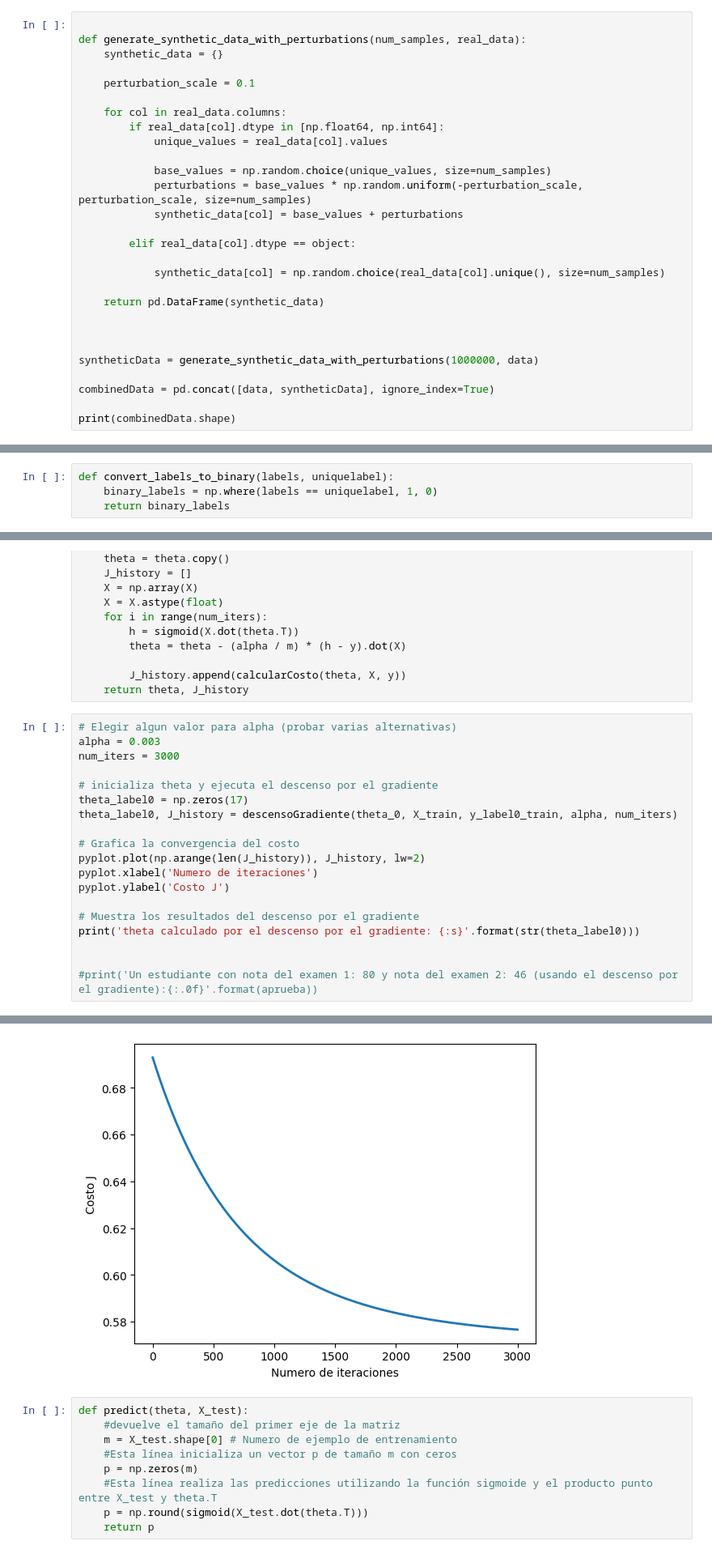
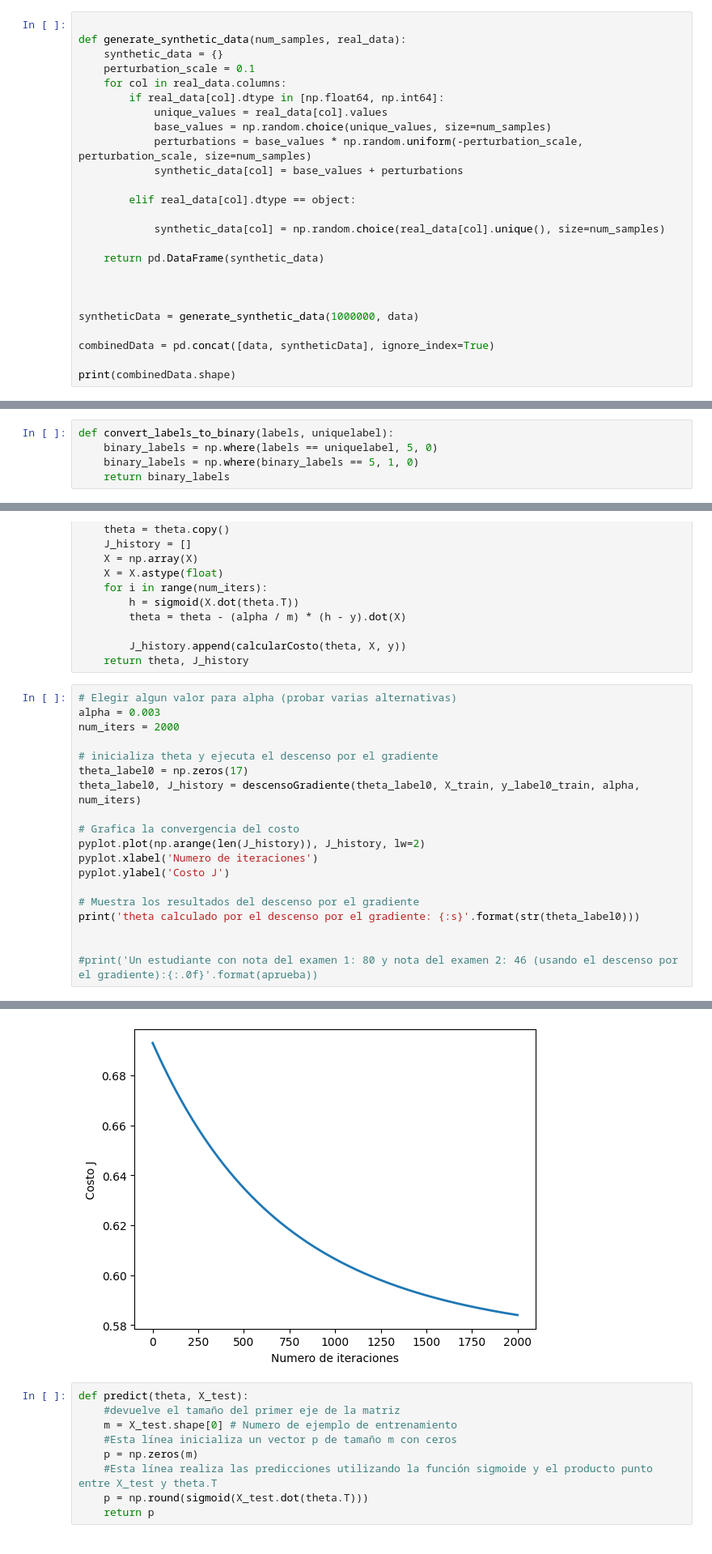
Before and after one commit to diegoOrd123/Examen-Primer-parcial, a Jupyter notebook: Primer_parcial.ipynb, the cells around one changed output, grey strips where cells are left out. Shown: that part at 81% size. Drawn from its saved outputs; the diff is of its cells as text.

```diff
--- a/Primer_parcial.ipynb
+++ b/Primer_parcial.ipynb
@@ -41,15 +40,12 @@ dtypes: float64(6), int64(7), object(1)
 memory usage: 106.8+ MB
 # %%
 
-def generate_synthetic_data_with_perturbations(num_samples, real_data):
+def generate_synthetic_data(num_samples, real_data):
     synthetic_data = {}
-
     perturbation_scale = 0.1
-
     for col in real_data.columns:
         if real_data[col].dtype in [np.float64, np.int64]:
             unique_values = real_data[col].values
-
             base_values = np.random.choice(unique_values, size=num_samples)
             perturbations = base_values * np.random.uniform(-perturbation_scale, perturbation_scale, size=num_samples)
             synthetic_data[col] = base_values + perturbations
@@ -62,7 +58,7 @@ def generate_synthetic_data_with_perturbations(num_samples, real_data):
 
 
 
-syntheticData = generate_synthetic_data_with_perturbations(1000000, data)
+syntheticData = generate_synthetic_data(1000000, data)
 
 combinedData = pd.concat([data, syntheticData], ignore_index=True)
 
@@ -209,7 +205,8 @@ plt.show()
 [figure]
 # %%
 def convert_labels_to_binary(labels, uniquelabel):
-    binary_labels = np.where(labels == uniquelabel, 1, 0)
+    binary_labels = np.where(labels == uniquelabel, 5, 0)
+    binary_labels = np.where(binary_labels == 5, 1, 0)
     return binary_labels
 # %%
 category_mapping = {
@@ -408,11 +408,11 @@ def descensoGradiente(theta, X, y, alpha, num_iters):
 # %%
 # Elegir algun valor para alpha (probar varias alternativas)
 alpha = 0.003
-num_iters = 3000
+num_iters = 2000
 
 # inicializa theta y ejecuta el descenso por el gradiente
 theta_label0 = np.zeros(17)
-theta_label0, J_history = descensoGradiente(theta_0, X_train, y_label0_train, alpha, num_iters)
+theta_label0, J_history = descensoGradiente(theta_label0, X_train, y_label0_train, alpha, num_iters)
 
 # Grafica la convergencia del costo
 pyplot.plot(np.arange(len(J_history)), J_history, lw=2)
@@ -431,4 +433,4 @@ theta calculado por el descenso por el gradiente: [-0.80598454 -0.00178649 -0.02
-[figure, old version]
+[figure, new version]
 # %%
 def predict(theta, X_test):
     #devuelve el tamaño del primer eje de la matriz
```
Also changed, not shown: parts of 10 cells of this notebook.
